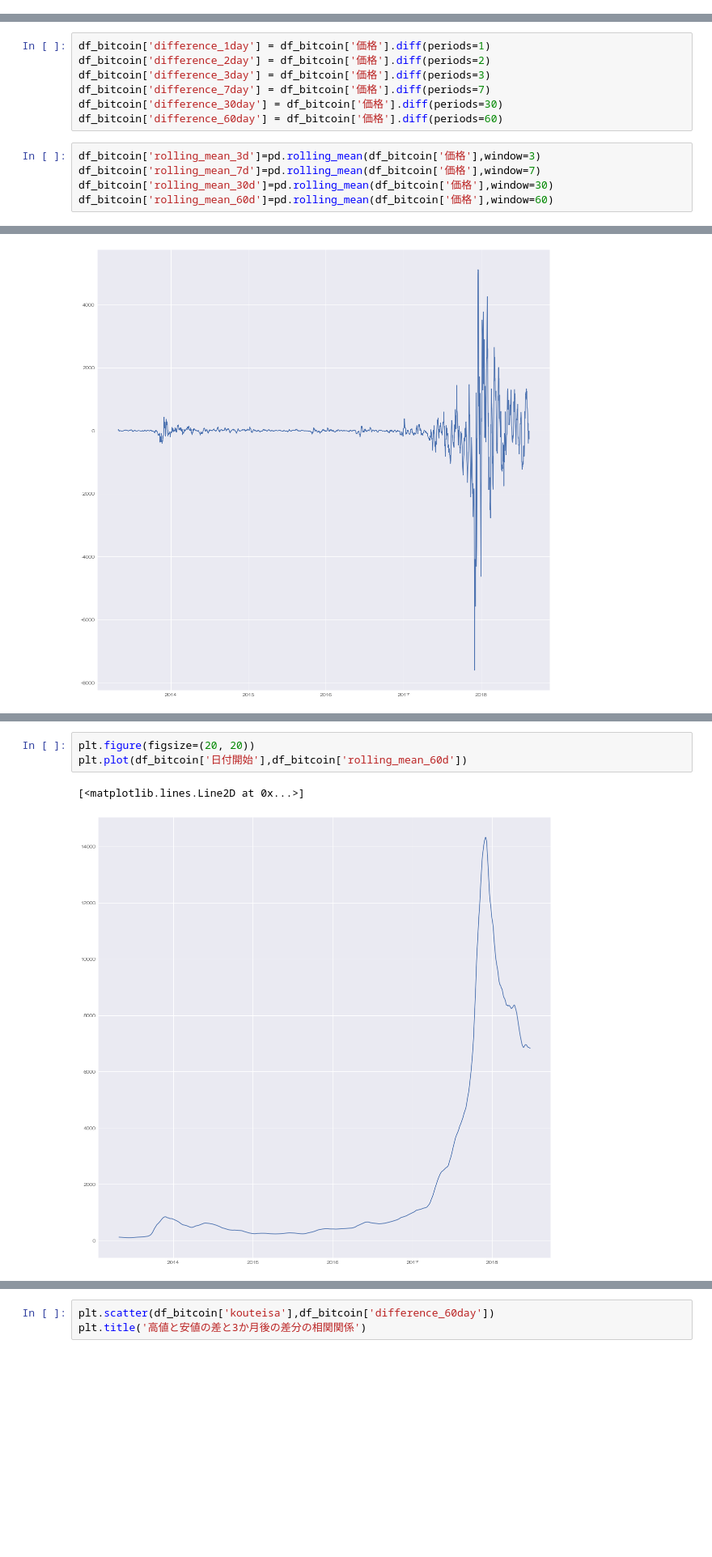
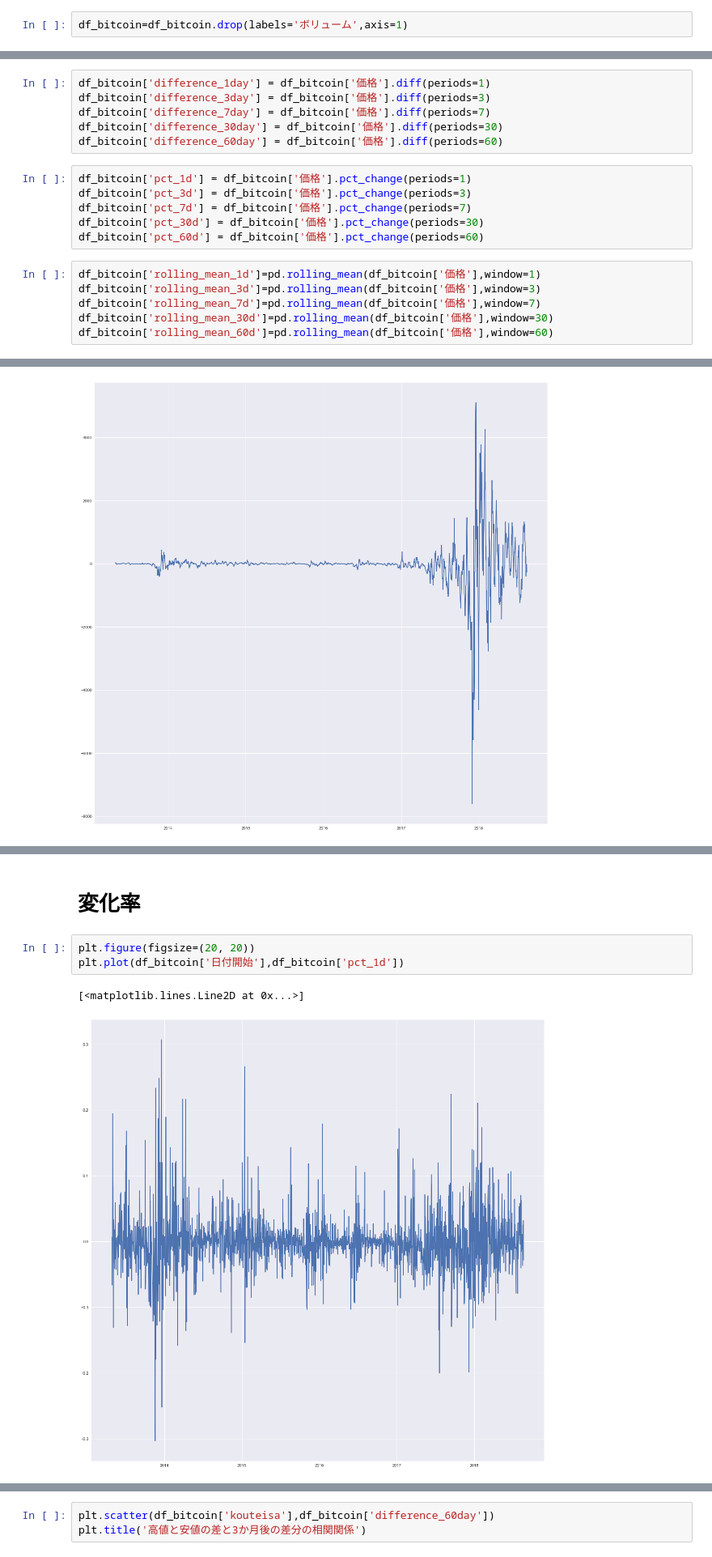
Before and after one commit to OhkawaHiroyuki/bitcoin, a Jupyter notebook: bitcoin株価解析.ipynb, the cells around one changed output, grey strips where cells are left out. Shown at 81% size. Cells and saved outputs as stored; diff of their text form; blank space fills up the shorter version.

```diff
--- a/bitcoin株価解析.ipynb
+++ b/bitcoin株価解析.ipynb
@@ -51,6 +70,8 @@ df_bitcoin['終値']=df_bitcoin['終値'].astype('double')
 df_bitcoin['時価総額']=df_bitcoin['時価総額'].astype('double')
 # %%
 df_bitcoin=df_bitcoin.sort_values(by='日付開始',ascending=False)
+# %%
+df_bitcoin=df_bitcoin.drop(labels='ボリューム',axis=1)
 # %% [markdown]
 # 基礎集計
 # %% [markdown]
@@ -108,12 +129,18 @@ plt.plot(bitcoin_1y_mean['日付開始'],bitcoin_1y_mean['価格'])
 df_bitcoin['kouteisa']=df_bitcoin['最高価格']-df_bitcoin['最低価格']
 # %%
 df_bitcoin['difference_1day'] = df_bitcoin['価格'].diff(periods=1)
-df_bitcoin['difference_2day'] = df_bitcoin['価格'].diff(periods=2)
 df_bitcoin['difference_3day'] = df_bitcoin['価格'].diff(periods=3)
 df_bitcoin['difference_7day'] = df_bitcoin['価格'].diff(periods=7)
 df_bitcoin['difference_30day'] = df_bitcoin['価格'].diff(periods=30)
 df_bitcoin['difference_60day'] = df_bitcoin['価格'].diff(periods=60)
+# %%
+df_bitcoin['pct_1d'] = df_bitcoin['価格'].pct_change(periods=1)
+df_bitcoin['pct_3d'] = df_bitcoin['価格'].pct_change(periods=3)
+df_bitcoin['pct_7d'] = df_bitcoin['価格'].pct_change(periods=7)
+df_bitcoin['pct_30d'] = df_bitcoin['価格'].pct_change(periods=30)
+df_bitcoin['pct_60d'] = df_bitcoin['価格'].pct_change(periods=60)
 # %%
+df_bitcoin['rolling_mean_1d']=pd.rolling_mean(df_bitcoin['価格'],window=1)
 df_bitcoin['rolling_mean_3d']=pd.rolling_mean(df_bitcoin['価格'],window=3)
 df_bitcoin['rolling_mean_7d']=pd.rolling_mean(df_bitcoin['価格'],window=7)
 df_bitcoin['rolling_mean_30d']=pd.rolling_mean(df_bitcoin['価格'],window=30)
@@ -164,6 +202,8 @@ plt.plot(df_bitcoin['日付開始'],df_bitcoin['rolling_mean_30d'])
+# %% [markdown]
+# 変化率
 # %%
 plt.figure(figsize=(20, 20))
-plt.plot(df_bitcoin['日付開始'],df_bitcoin['rolling_mean_60d'])
+plt.plot(df_bitcoin['日付開始'],df_bitcoin['pct_1d'])
 # %% [output]
 [<matplotlib.lines.Line2D at 0x...>]
-[figure, old version]
+[figure, new version]
```
Also changed, not shown: parts of 44 cells of this notebook.
